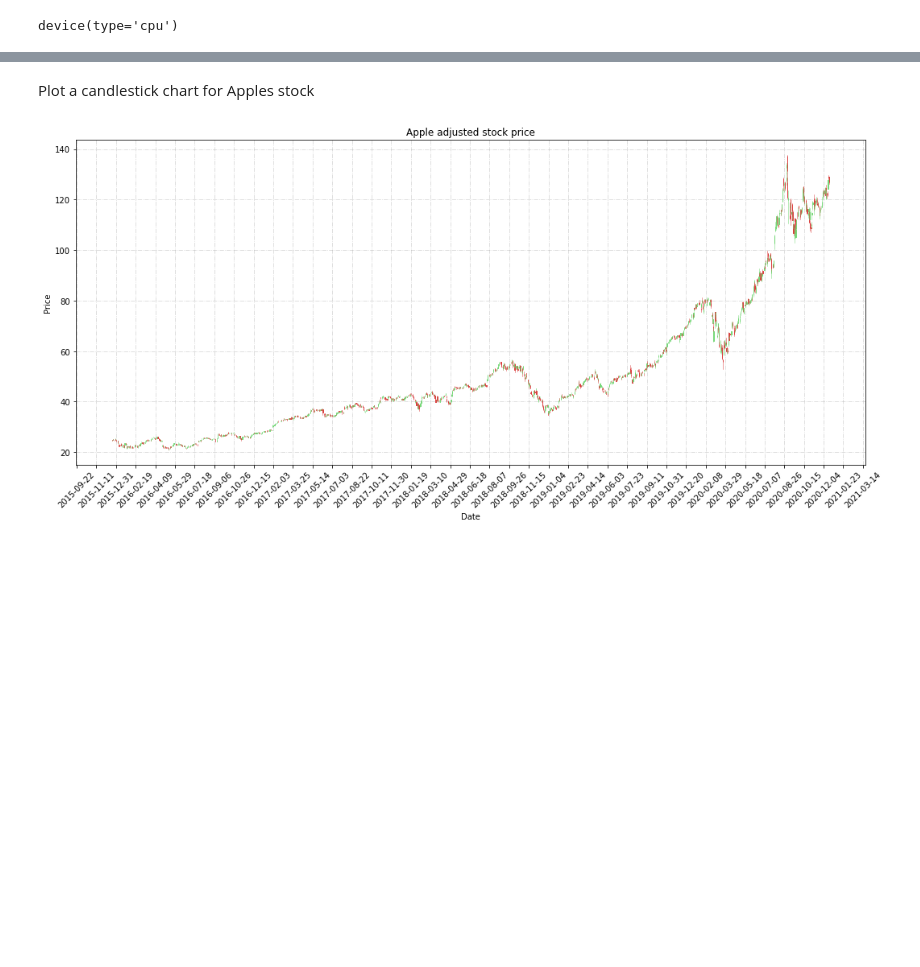
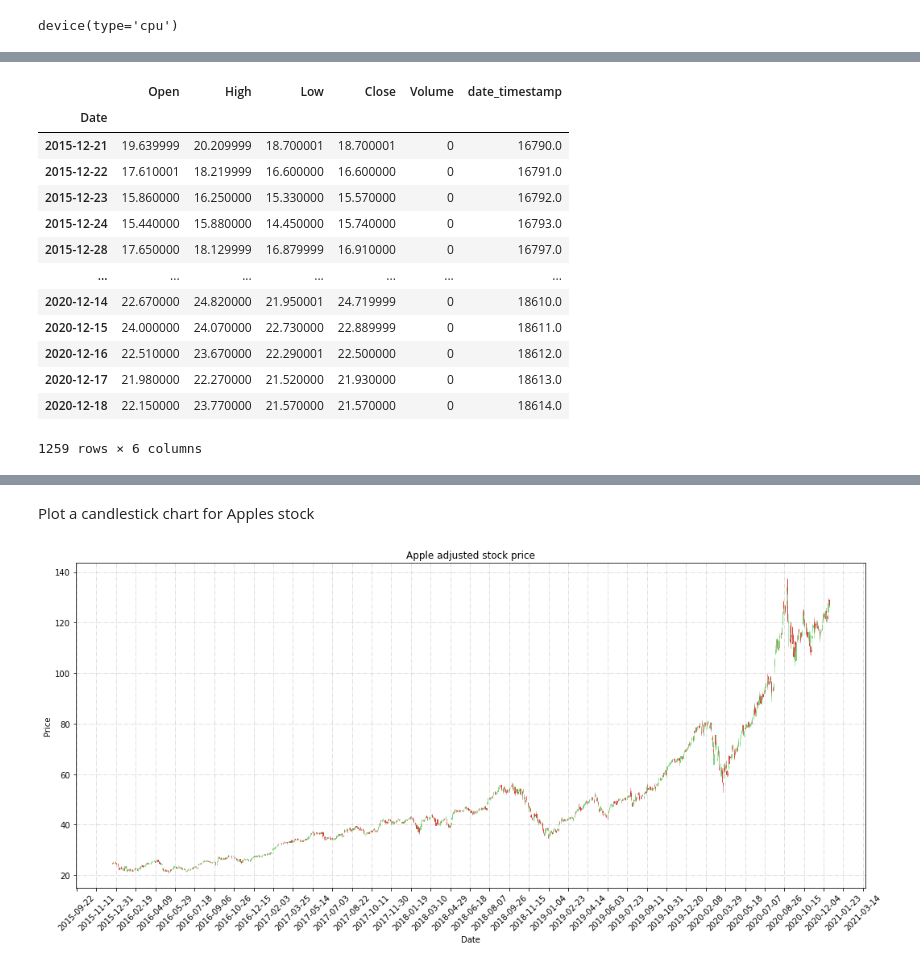
Before and after one commit to eytanohana/LSTM-for-stock-price-prediction, a Jupyter notebook: LSTM_Price_predictions.ipynb, the cells around one changed output, grey strips where cells are left out. Saved outputs shown, nothing was run; the diff lists cells and outputs as text; code cells hidden in the pictures; blank space fills up the shorter version.

```diff
--- a/LSTM_Price_predictions.ipynb
+++ b/LSTM_Price_predictions.ipynb
@@ -61 +75,21 @@ apple_data
 1259 rows × 6 columns
+# %%
+vix_index = yf.Ticker('^VIX')
+vix_data = vix_index.history(start=prev_5_years, end=today, auto_adjust=True, actions=False)
+vix_data['date_timestamp'] = dates.date2num(vix_data.index)
+vix_data
+# %% [output]
+|  | Open | High | Low | Close | Volume | date_timestamp |
+| Date |  |  |  |  |  |  |
+| 2015-12-21 | 19.639999 | 20.209999 | 18.700001 | 18.700001 | 0 | 16790.0 |
+| 2015-12-22 | 17.610001 | 18.219999 | 16.600000 | 16.600000 | 0 | 16791.0 |
+| 2015-12-23 | 15.860000 | 16.250000 | 15.330000 | 15.570000 | 0 | 16792.0 |
+| 2015-12-24 | 15.440000 | 15.880000 | 14.450000 | 15.740000 | 0 | 16793.0 |
+| 2015-12-28 | 17.650000 | 18.129999 | 16.879999 | 16.910000 | 0 | 16797.0 |
+| ... | ... | ... | ... | ... | ... | ... |
+| 2020-12-14 | 22.670000 | 24.820000 | 21.950001 | 24.719999 | 0 | 18610.0 |
+| 2020-12-15 | 24.000000 | 24.070000 | 22.730000 | 22.889999 | 0 | 18611.0 |
+| 2020-12-16 | 22.510000 | 23.670000 | 22.290001 | 22.500000 | 0 | 18612.0 |
+| 2020-12-17 | 21.980000 | 22.270000 | 21.520000 | 21.930000 | 0 | 18613.0 |
+| 2020-12-18 | 22.150000 | 23.770000 | 21.570000 | 21.570000 | 0 | 18614.0 |
+1259 rows × 6 columns
```
Also changed, not shown: parts of 7 cells of this notebook.
